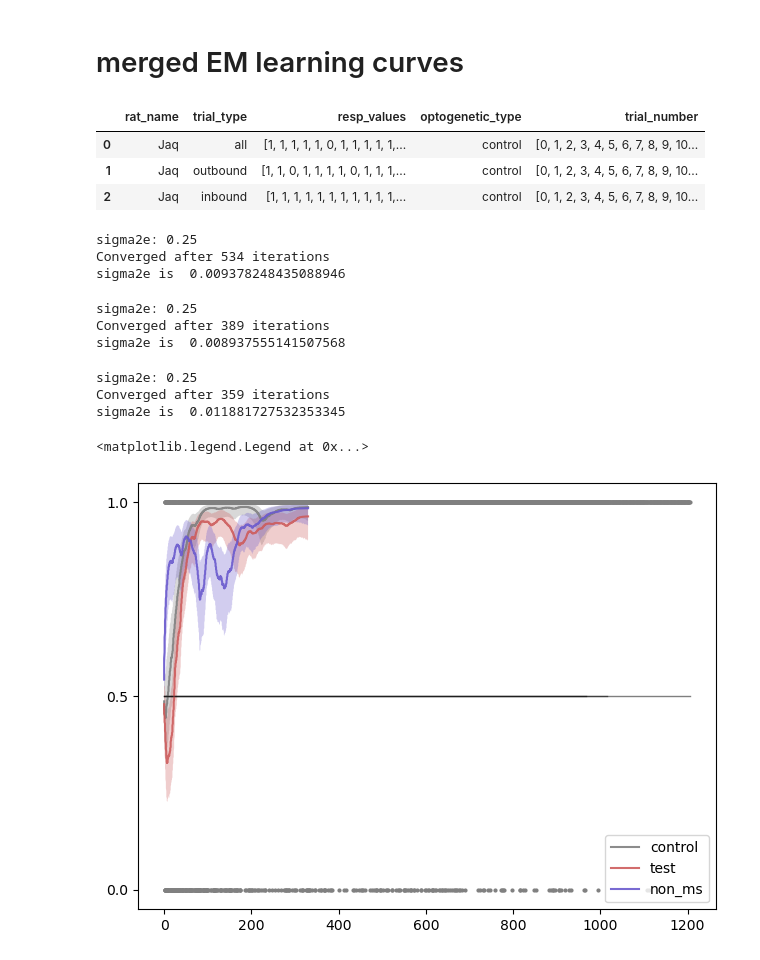
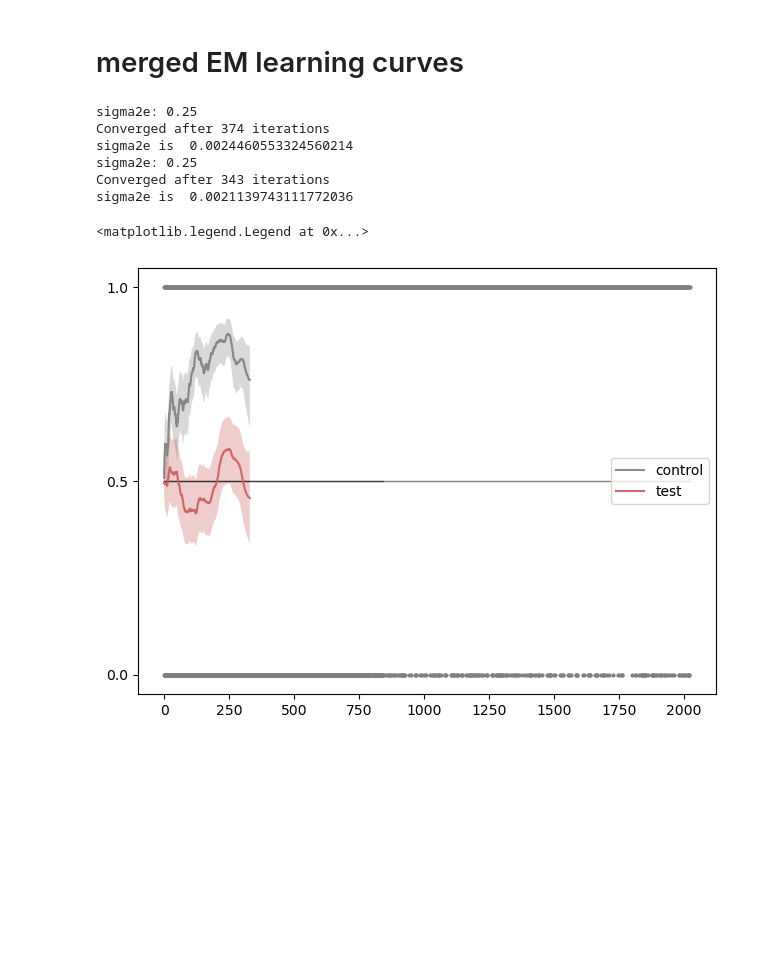
Before and after one commit to LorenFrankLab/ms_stim_analysis, a Jupyter notebook: notebooks/Behavior/learning_curves.ipynb, the cells around one changed output. Cells and saved outputs as stored; diff of their text form; code cells hidden in the pictures; blank space fills up the shorter version.

```diff
--- a/notebooks/Behavior/learning_curves.ipynb
+++ b/notebooks/Behavior/learning_curves.ipynb
@@ -140,9 +44,5 @@ for w, r in zip(wells, reward):
 # %%
 def get_file_contents(file_name, file_path=None):
-
-    if file_path is not None:
-        os.chdir(file_path)
-
     file_obj = open(file_name, "r")
     file_contents = file_obj.read()
     file_obj.close()
@@ -1022,6 +862,0 @@ fig.savefig(
-# %%
-plt.rcParams["svg.fonttype"] = "none"
-os.chdir("/home/sambray/Documents/MS_analysis_samsplaying/Plots/")
-filename = "20230724_performance_accuracy"
-fig.savefig(filename + ".png")
-fig.savefig(filename + ".svg")
@@ -1089,17 +921,4 @@ ax.set_xticks(np.arange(len(set_labels)))
 ax.set_xticklabels(labels=set_labels, rotation=-30, ha="left")
 plt.ylabel(f"average learning rate in trials {trial_sample[0]}-{trial_sample[1]}")
 plt.xlim(-0.15, len(rat_sets) - 0.85)
-
-from scipy.stats import ttest_ind
-
-# plt.title(f"trial type: {trial_type} task, p = {np.round(ttest_ind(*results)[1],3)}")
-plt.rcParams["svg.fonttype"] = "none"
-# figname = "/home/sambray/Documents/MS_analysis_samsplaying/Plots/Abhilashsa_20220724/behavior/learning_rate"
-# fig.savefig(figname + ".png")
-# fig.savefig(figname + ".svg")
-separated_tag = "_non_ms_separated" if seperate_non_ms else ""
-plt.rcParams["svg.fonttype"] = "none"
-fig.savefig(
-    f"/home/sambray/Documents/MS_analysis_samsplaying/Plots/behavior_learning_rate_{separated_tag}.svg"
-)
 # %% [output]
@@ -1202,24 +927,9 @@ fig.savefig(
 # %% [markdown]
 # merged EM learning curves
-# %%
-res_values_df[res_values_df.rat_name == "Jaq"]
-# {"rat_name": rat_name, "trial_type": trial_type,'optogenetic_type':optogenetics,}
-# # rat_name
-# res_values_df[res_values_df.rat_name==rat_name]
-# df_pop(res_values_df,
-#                                     {"rat_name": rat_name, "trial_type": trial_type,'optogenetic_type':optogenetics,},
-#                                     "resp_values")
-# %% [output]
-|  | rat_name | trial_type | resp_values | optogenetic_type | trial_number |
-| 0 | Jaq | all | [1, 1, 1, 1, 1, 0, 1, 1, 1, 1, 1,... | control | [0, 1, 2, 3, 4, 5, 6, 7, 8, 9, 10... |
-| 1 | Jaq | outbound | [1, 1, 0, 1, 1, 1, 1, 0, 1, 1, 1,... | control | [0, 1, 2, 3, 4, 5, 6, 7, 8, 9, 10... |
-| 2 | Jaq | inbound | [1, 1, 1, 1, 1, 1, 1, 1, 1, 1, 1,... | control | [0, 1, 2, 3, 4, 5, 6, 7, 8, 9, 10... |
 # %%
-# os.chdir("/home/sambray/Documents/behavioral_analysis_AS")
-# from AS_EM_module import EM_main, RunEM
-from Style.style_guide import transfection_style
+from ms_stim_analysis.Style.style_guide import transfection_style
 
-seperate_non_ms = True
+seperate_non_ms = False
 trial_type = "outbound"
 control_rats = ["Yoshi", "Olive", "Wallie", "Bilbo"]
 opto_rats = ["Totoro", "Winnie", "Banner", "Frodo"]
@@ -1238,7 +948,8 @@ ax = fig.gca()
 
 optogenetic_types = ["all"]
 trial_types = [
-    "inbound",
+    # "inbound",
+    "outbound"
 ]
 
 
@@ -1341,53 +1052,40 @@ for rat_name_idx, set_name in enumerate(rat_sets):
 # Add text to indicate learning trial
 def get_first_entry_else_nan(x):
     if len(x) == 0:
         return np.nan
     return x[0]
 
 
 pll_df_merged = df_from_data_list(
     data_list,
     ["rat_name", "trial_type", "pll", "optogenetic_type", "trial_number", "pmode"],
 )
 learning_trials = [
     get_first_entry_else_nan(np.where(pll > 0.5)[0]) for pll in pll_df_merged.pll
 ]
 
 
 def indxVal_else_nan(values, indx):
     if indx is np.nan:
         return np.nan
     return values[indx]
 
 
 learning_trials = [
     indxVal_else_nan(trial_number, ind)
     for (trial_number, ind) in zip(pll_df_merged.trial_number, learning_trials)
 ]
 pll_df_merged["learning_trial"] = learning_trials
 ax.legend()
-# for rat_name_idx, rat_name in enumerate(nwb_file_names_map.keys()):
-#     for trial_type_idx, trial_type in enumerate(trial_types):
-#         for loc,(optogenetics,color) in enumerate(zip(optogenetic_types,['cornflowerblue','firebrick'])):
-#             resp_values = df_pop(res_values_df, {"rat_name": rat_name, "trial_type": trial_type,'optogenetic_type':optogenetics}, "resp_values")
-#             if len(resp_values) == 0:
-#                 continue
-#             learning_trial = df_pop(pll_df, {"rat_name": rat_name, "trial_type": trial_type,'optogenetic_type':optogenetics}, "learning_trial")
-#             ax = axes[trial_type_idx, rat_name_idx]
-#             ax.text(0, .25+.1*loc, learning_trial, fontsize=20,color=color)
-# axes[0,0].legend(loc='lower right',title='optogenetics')
 # %% [output]
 sigma2e: 0.25
-Converged after 534 iterations
-sigma2e is  0.009378248435088946
+Converged after 374 iterations
+sigma2e is  0.0024460553324560214
+sigma2e: 0.25
+Converged after 343 iterations
+sigma2e is  0.0021139743111772036
-sigma2e: 0.25
-Converged after 389 iterations
-sigma2e is  0.008937555141507568
+<matplotlib.legend.Legend at 0x...>
-sigma2e: 0.25
-Converged after 359 iterations
-sigma2e is  0.011881727532353345
-<matplotlib.legend.Legend at 0x...>
-[figure, old version]
+[figure, new version]
 # %%
 ax.set_xlim(0, 300)
 ax.set_xlabel("trial number")
```
Also changed, not shown: parts of 25 cells of this notebook.
